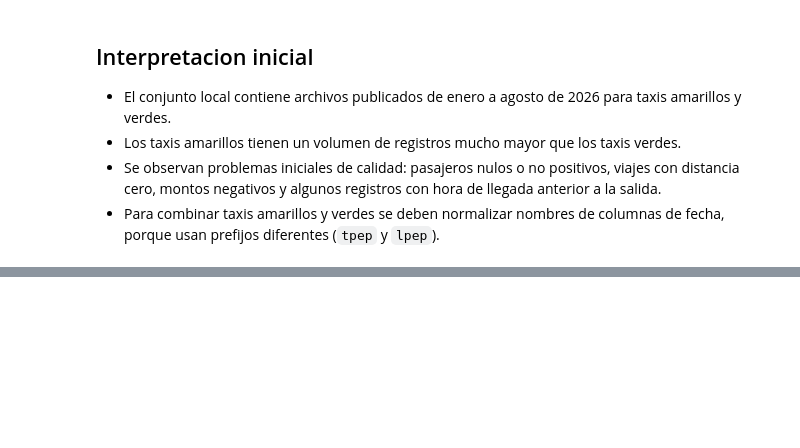
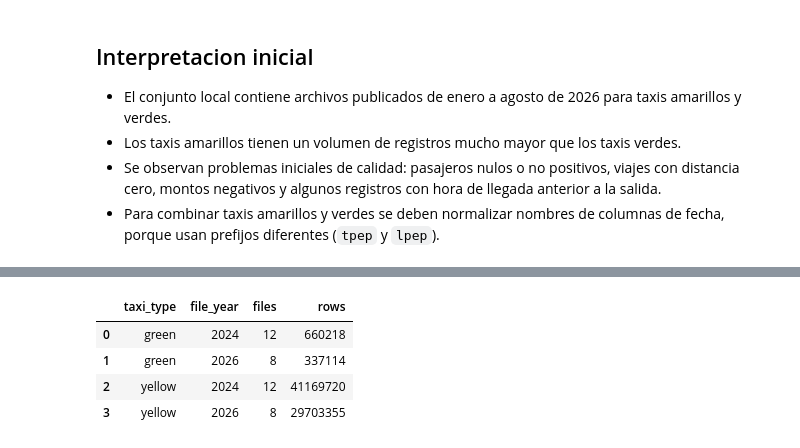
Before and after one commit to lirofiro-dev/LAB8, a Jupyter notebook: notebooks/01_direct_parquet_exploration.ipynb, the cells around one changed output, grey strips where cells are left out. Drawn from its saved outputs; the diff is of its cells as text; code cells hidden in the pictures; blank space fills up the shorter version.

```diff
--- a/notebooks/01_direct_parquet_exploration.ipynb
+++ b/notebooks/01_direct_parquet_exploration.ipynb
@@ -185,0 +190,26 @@ quality
+# %%
+files_by_year = con.execute("""
+WITH files AS (
+    SELECT 'yellow' AS taxi_type,
+           regexp_extract(filename, '/(2024|2026)/', 1)::INTEGER AS file_year,
+           filename
+    FROM read_parquet('/workspace/data/raw/yellow/**/*.parquet', filename = true, union_by_name = true)
+    UNION ALL
+    SELECT 'green' AS taxi_type,
+           regexp_extract(filename, '/(2024|2026)/', 1)::INTEGER AS file_year,
+           filename
+    FROM read_parquet('/workspace/data/raw/green/**/*.parquet', filename = true, union_by_name = true)
+)
+SELECT taxi_type, file_year, COUNT(DISTINCT filename) AS files, COUNT(*) AS rows
+FROM files
+WHERE file_year IN (2024, 2026)
+GROUP BY taxi_type, file_year
+ORDER BY taxi_type, file_year
+""").df()
+files_by_year
+# %% [output]
+|  | taxi_type | file_year | files | rows |
+| 0 | green | 2024 | 12 | 660218 |
+| 1 | green | 2026 | 8 | 337114 |
+| 2 | yellow | 2024 | 12 | 41169720 |
+| 3 | yellow | 2026 | 8 | 29703355 |
```
Also changed, not shown: parts of 6 cells of this notebook, 4 other files.
